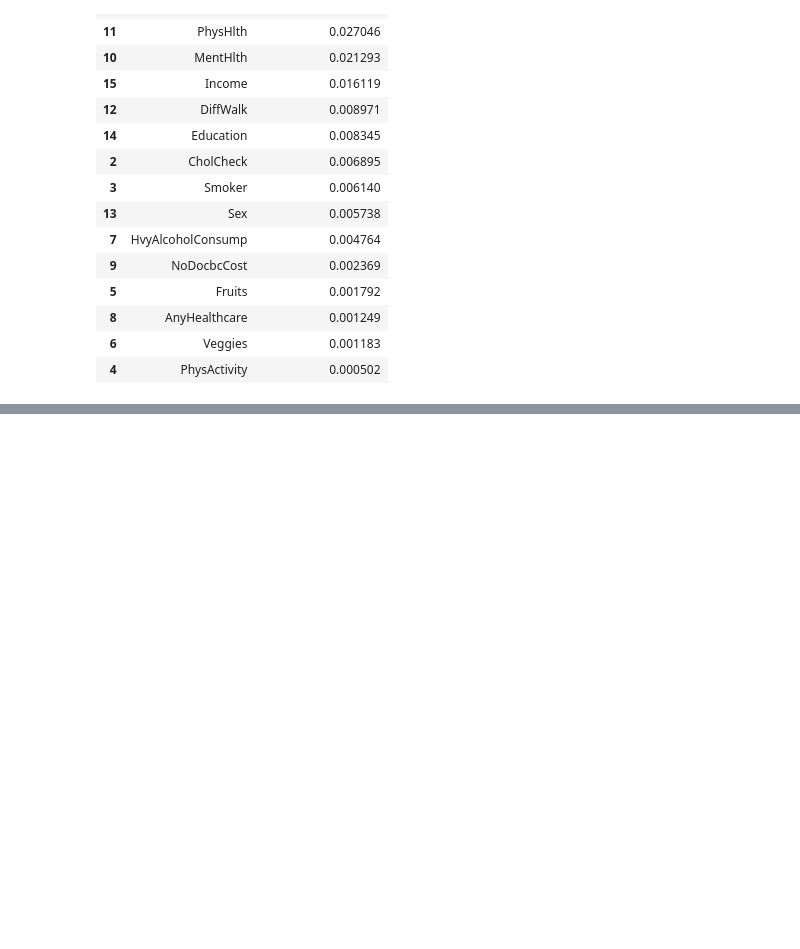
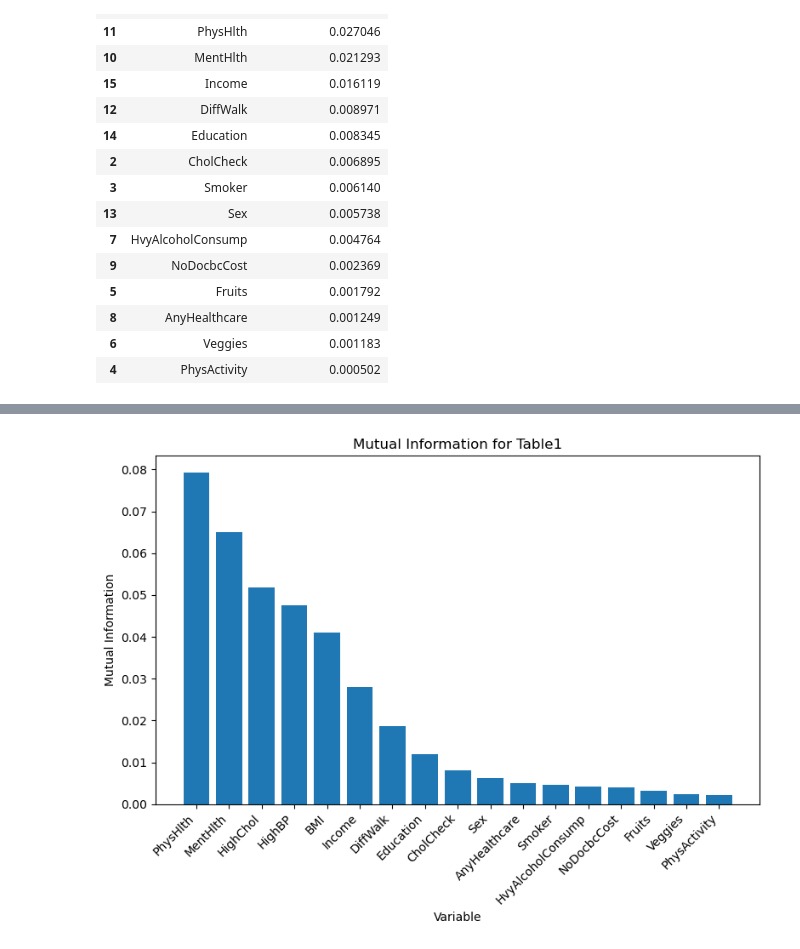
Before and after one commit to AlanPhan1999/260Midterm, a Jupyter notebook: Ce_mi.ipynb, the cells around one changed output, grey strips where cells are left out. Cells and saved outputs as stored; diff of their text form; code cells hidden in the pictures; blank space fills up the shorter version.

Commit message:
Added individual plots mi

```diff
--- a/Ce_mi.ipynb
+++ b/Ce_mi.ipynb
@@ -296 +296,15 @@ for variable in variables:
 ... (5 outputs left out)
+# %%
+table1_data = tables_dict['(5, 1)']
+
+# Create bar plot for Table1
+plt.figure(figsize=(8, 6))
+plt.bar(table1_data['variable'], table1_data['mutual information'])
+plt.xlabel('Variable')
+plt.ylabel('Mutual Information')
+plt.title('Mutual Information for Table1')
+plt.xticks(rotation=45, ha='right')
+plt.tight_layout()
+plt.show()
+# %% [output]
+[figure, added]
```
Also changed, not shown: parts of 2 cells of this notebook.
